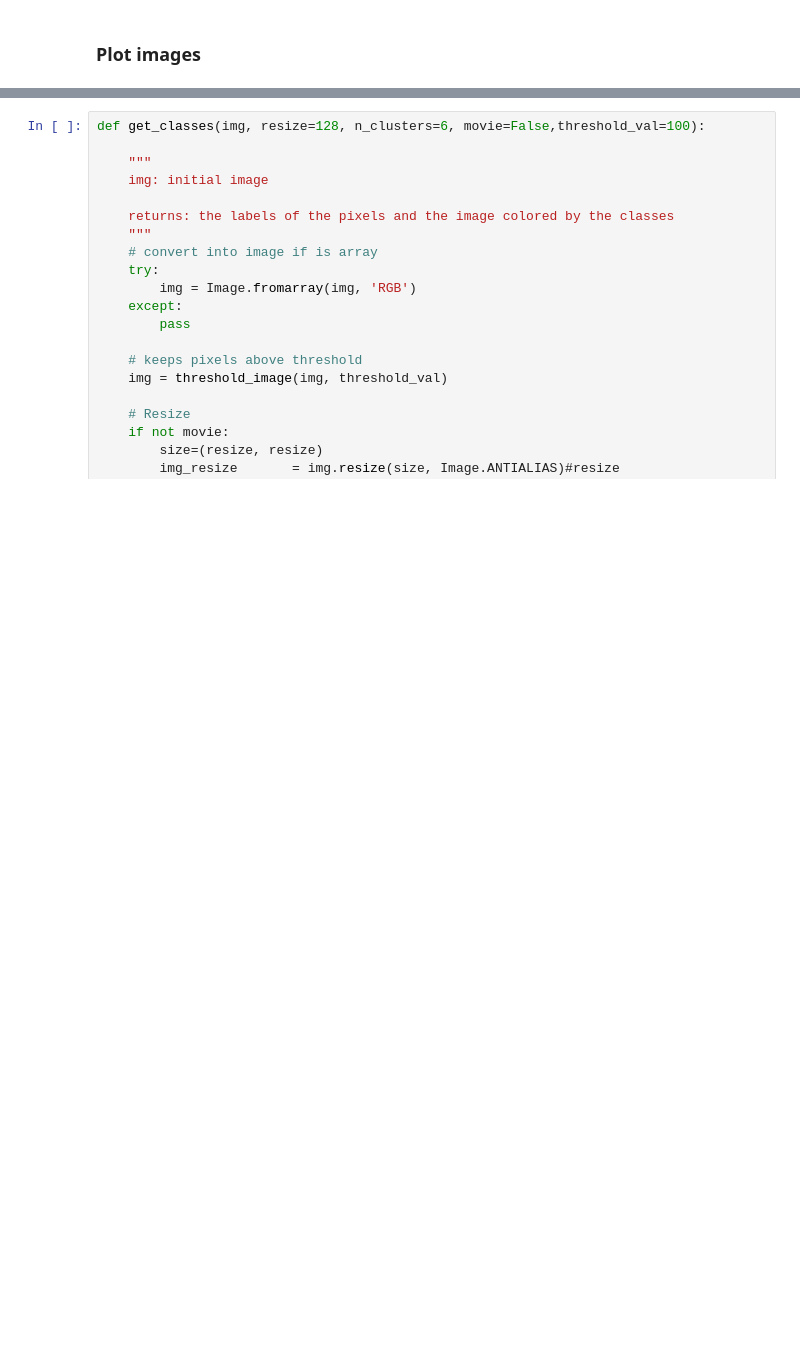
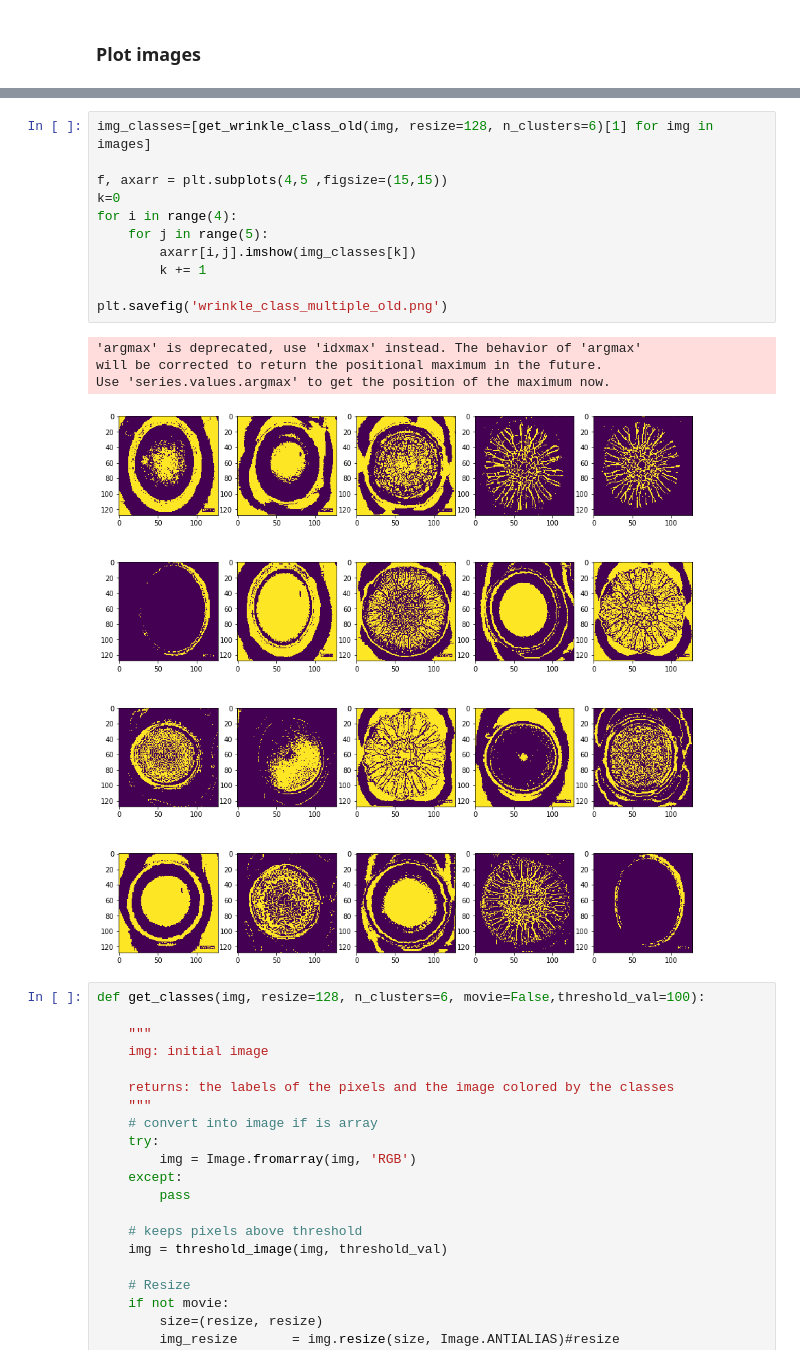
Before and after one commit to msorba/dsi-capstone, a Jupyter notebook: exploration_iw.ipynb, the cells around one changed output, grey strips where cells are left out. Cells and saved outputs as stored; diff of their text form; blank space fills up the shorter version.

```diff
--- a/exploration_iw.ipynb
+++ b/exploration_iw.ipynb
@@ -43,3 +65,19 @@ for i in range(5):
+# %%
+img_classes=[get_wrinkle_class_old(img, resize=128, n_clusters=6)[1] for img in images]
+
+f, axarr = plt.subplots(4,5 ,figsize=(15,15))
+k=0
+for i in range(4):
+    for j in range(5):
+        axarr[i,j].imshow(img_classes[k])
+        k += 1
+
+plt.savefig('wrinkle_class_multiple_old.png')
+# %% [output]
+'argmax' is deprecated, use 'idxmax' instead. The behavior of 'argmax'
+will be corrected to return the positional maximum in the future.
+Use 'series.values.argmax' to get the position of the maximum now.
+[figure, added]
 # %%
 def get_classes(img, resize=128, n_clusters=6, movie=False,threshold_val=100):
 
```
Also changed, not shown: parts of 4 cells of this notebook, 9 other files.
